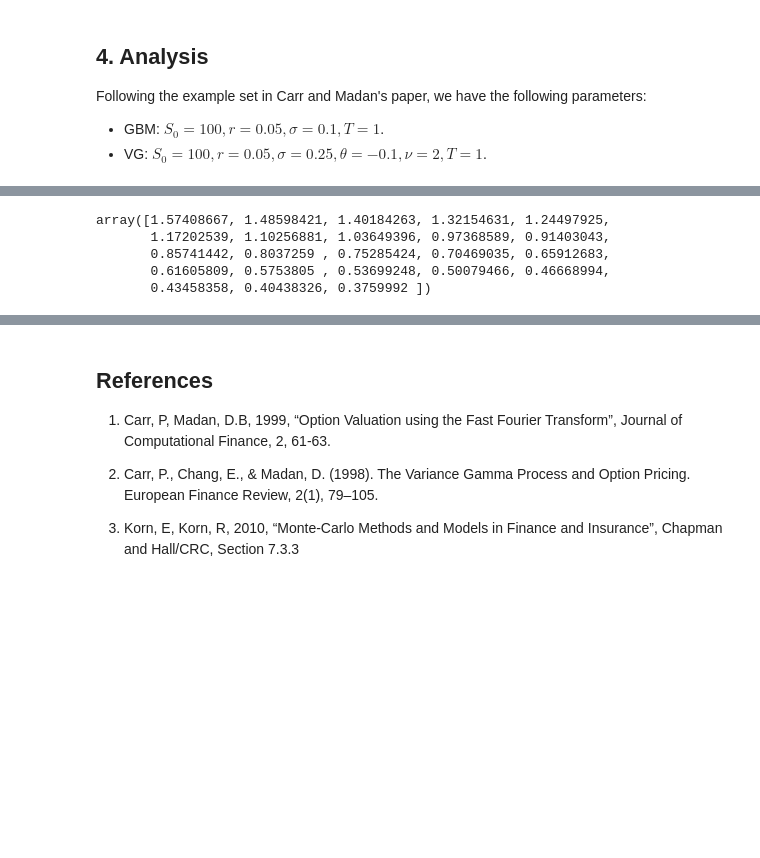
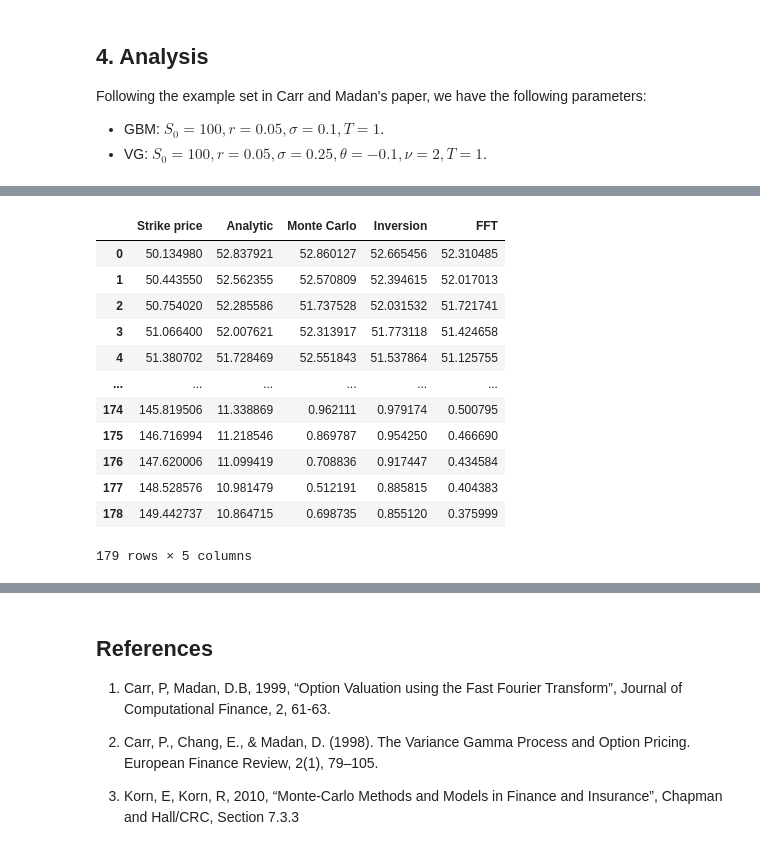
Before and after one commit to jwa172/OptionPricing, a Jupyter notebook: option_nb.ipynb, the cells around one changed output, grey strips where cells are left out. Drawn from its saved outputs; the diff is of its cells as text; code cells hidden in the pictures; blank space fills up the shorter version.

```diff
--- a/option_nb.ipynb
+++ b/option_nb.ipynb
@@ -747,9 +733,37 @@ print(VG_call.monte_carlo_price())
-# %%
-FFTPrice(GBM_stock, T, L=130, U=150)
-# %% [output]
-array([1.57408667, 1.48598421, 1.40184263, 1.32154631, 1.24497925,
-       1.17202539, 1.10256881, 1.03649396, 0.97368589, 0.91403043,
-       0.85741442, 0.8037259 , 0.75285424, 0.70469035, 0.65912683,
-       0.61605809, 0.5753805 , 0.53699248, 0.50079466, 0.46668994,
-       0.43458358, 0.40438326, 0.3759992 ])
+# %%
+# FFT Price Parameters, using the defaults from Carr and Madan 1999.
+alpha, eta, N = 1.5, 0.25, 4096
+
+# Get strikes between L and U
+L, U = 50, 150
+k = logStrikePartition(eta, N)[2]
+K = np.exp(k)
+K = np.array([strike for strike in K if strike > L and strike < U])
+
+prices = []
+for (i, strike) in enumerate(K):
+    VG_call.K = strike
+    prices.append([strike,
+                   VG_call.price(),
+                   VG_call.monte_carlo_price(),
+                   VG_call.FTPrice(),
+                   FFTPrice(GBM_stock, T, L, U)[i]])
+
+VG_prices = pd.DataFrame(prices, columns=['Strike price', 'Analytic', 'Monte Carlo', 'Inversion', 'FFT'])
+
+VG_prices
+# %% [output]
+|  | Strike price | Analytic | Monte Carlo | Inversion | FFT |
+| 0 | 50.134980 | 52.837921 | 52.860127 | 52.665456 | 52.310485 |
+| 1 | 50.443550 | 52.562355 | 52.570809 | 52.394615 | 52.017013 |
+| 2 | 50.754020 | 52.285586 | 51.737528 | 52.031532 | 51.721741 |
+| 3 | 51.066400 | 52.007621 | 52.313917 | 51.773118 | 51.424658 |
+| 4 | 51.380702 | 51.728469 | 52.551843 | 51.537864 | 51.125755 |
+| ... | ... | ... | ... | ... | ... |
+| 174 | 145.819506 | 11.338869 | 0.962111 | 0.979174 | 0.500795 |
+| 175 | 146.716994 | 11.218546 | 0.869787 | 0.954250 | 0.466690 |
+| 176 | 147.620006 | 11.099419 | 0.708836 | 0.917447 | 0.434584 |
+| 177 | 148.528576 | 10.981479 | 0.512191 | 0.885815 | 0.404383 |
+| 178 | 149.442737 | 10.864715 | 0.698735 | 0.855120 | 0.375999 |
+179 rows × 5 columns
 # %% [markdown]
```
Also changed, not shown: parts of 8 cells of this notebook, 1 other file.
